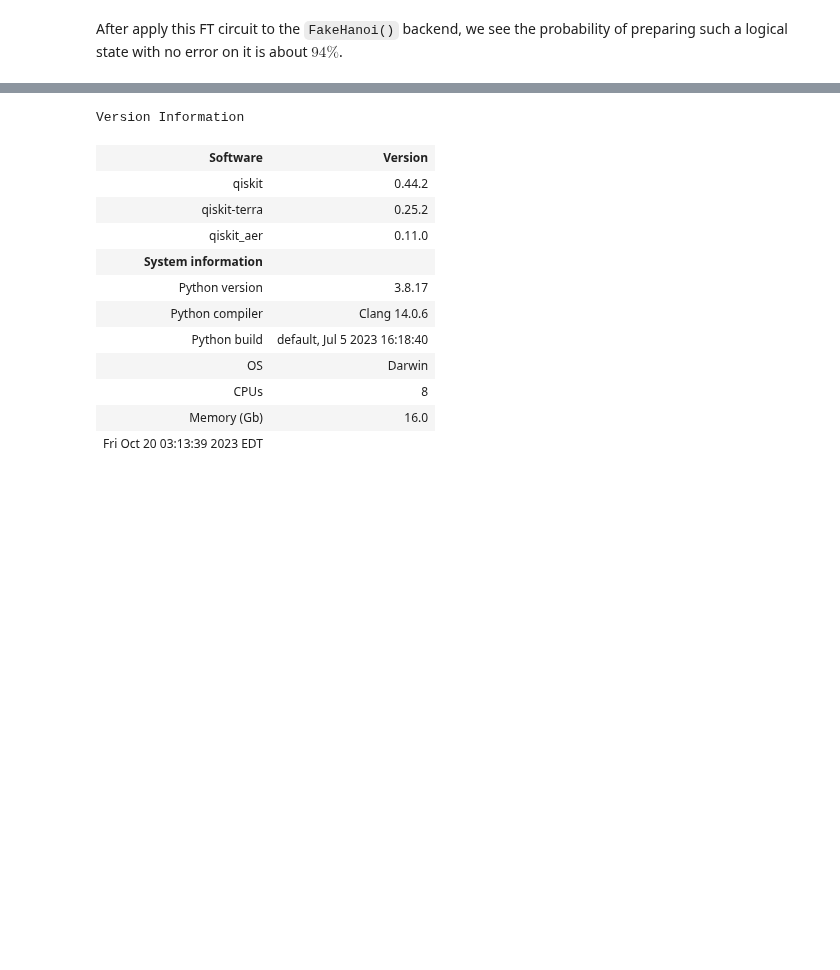
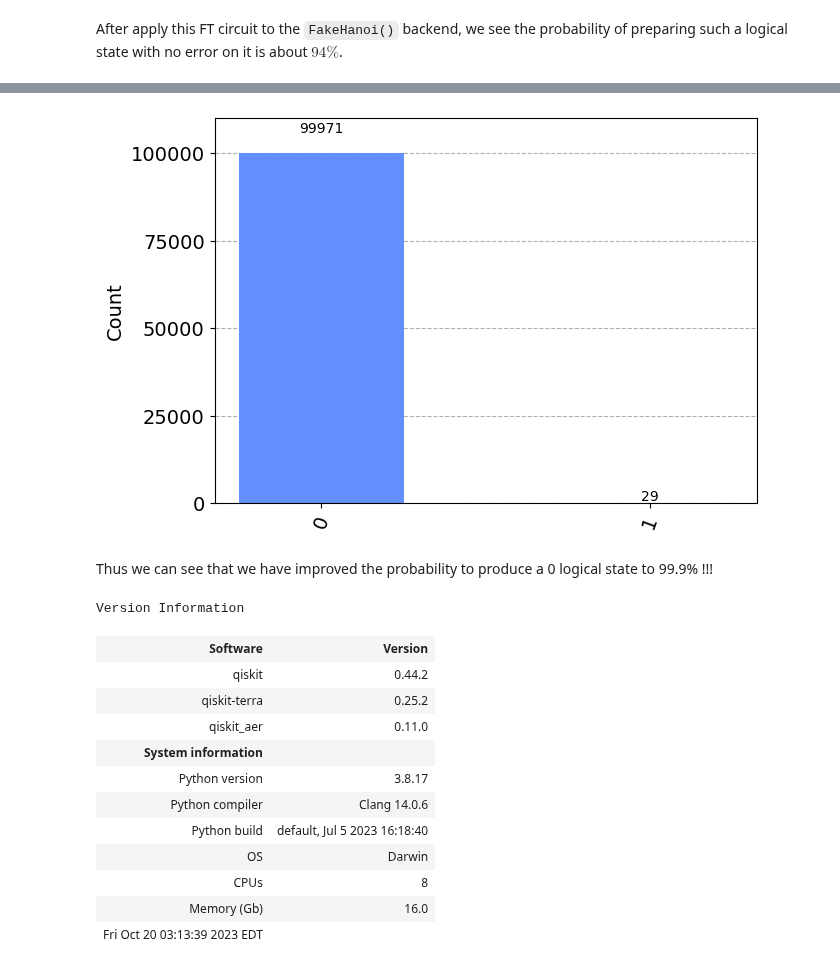
Before and after one commit to GT-Quantum-Computing-Association/LogicalQ, a Jupyter notebook: SteaneCode-Encoding.ipynb, the cells around one changed output, grey strips where cells are left out. Cells and saved outputs as stored; diff of their text form; code cells hidden in the pictures; blank space fills up the shorter version.

```diff
--- a/SteaneCode-Encoding.ipynb
+++ b/SteaneCode-Encoding.ipynb
@@ -206,3 +236,14 @@ After apply this FT circuit to the `FakeHanoi()` backend, we see the probability
+# %%
+#now lets simulate this FT circuit and see if we can reduce the number of 1 states
+
+quantinuum_circ_FT = transpile(FTquantinuum_circuit, sim_noisy, optimization_level=3)
+noisy_result_FT = sim_noisy.run(quantinuum_circ_FT, shots=100000).result()
+noisy_counts_FT = noisy_result_FT.get_counts(quantinuum_circ_FT)
+plot_histogram(noisy_counts_FT, title='')
+# %% [output]
+[figure, added]
+# %% [markdown]
+Thus we can see that we have improved the probability to produce a 0 logical state to 99.9\% !!!
 # %%
 import qiskit.tools.jupyter
 %qiskit_version_table
```
Also changed, not shown: parts of 6 cells of this notebook, 1 other file.
